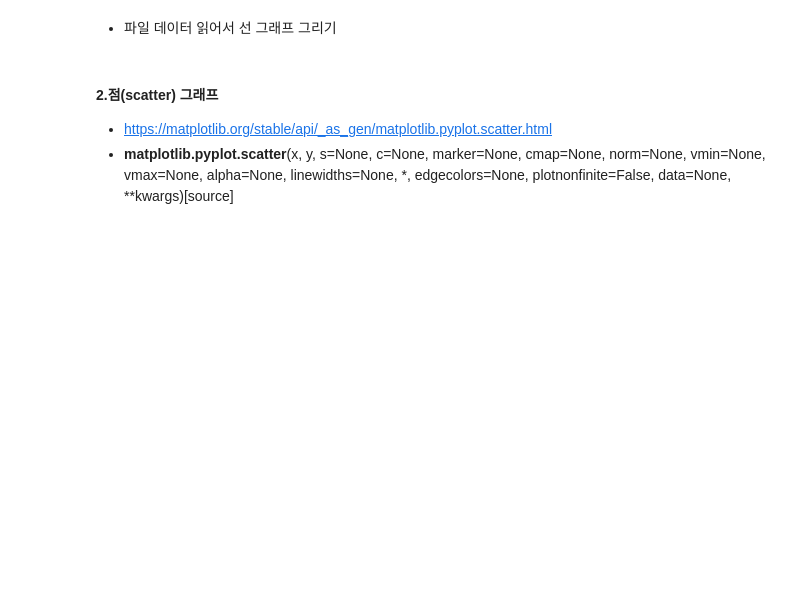
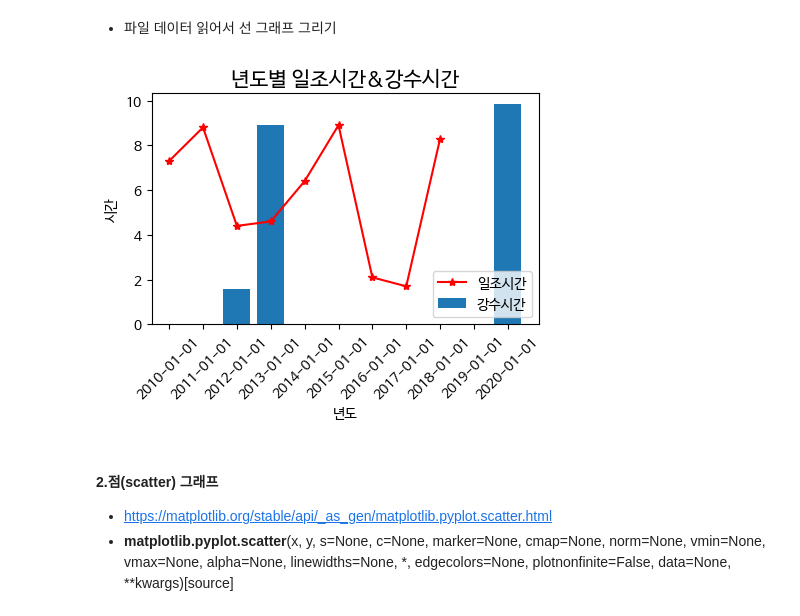
Before and after one commit to leejulie09/projectmanager, a Jupyter notebook: 2_데이터분석_02_라이브러리_실습.ipynb, the cells around one changed output. Cells and saved outputs as stored; diff of their text form; code cells hidden in the pictures; blank space fills up the shorter version.

```diff
--- a/2_데이터분석_02_라이브러리_실습.ipynb
+++ b/2_데이터분석_02_라이브러리_실습.ipynb
@@ -371,34 +404,38 @@ plt.show()
 # %%
 import pandas as pd
 import matplotlib.pyplot as plt
 
-df = pd.read_csv(파일이름, encoding='cp949')
-
+df = pd.read_csv('./data/weather_total.csv', encoding='cp949')
+df.head(2)
 #컬럼명 변경하기
 df.columns = ['일시','기온','습도','구름','일조시간','강수시간','구분']
 
 # 1.년도 추출: 일시에서 년도만 자르기
 df['년도'] = df['일시'].str[0:4]
 df['년도'] = pd.to_datetime(df['일시']).dt.year
 
 
 # 2. query문에서 특정 년도(2010)가 들어간 부분 검색하기
 df2 = df.query(" 일시.str.contains('01-01') ")
 X = df2['일시']
 Y1 = df2['일조시간']
 Y2 = df2['강수시간']
 df2
 
+#x/y를 뭘로 매핑할건지가 가장 중요
 # plt.plot(X, Y1,  marker='o', label='일조시간')
-plt.plot(X, Y1, '*-', color='red', label='일조시간')
-plt.bar(X, Y2, label='강수시간')
+plt.plot(X, Y1, '*-', color='red', label='일조시간') #plot: 선그래프
+plt.bar(X, Y2, label='강수시간') #bar: 막대그래프
 
 plt.title('년도별 일조시간&강수시간', fontsize=15)
 plt.xlabel('년도')
 plt.ylabel('시간')
-plt.xticks(rotation=45)
+plt.xticks(rotation=45) #레이블 각도
+plt.legend() #범례
 
 plt.show()
+# %% [output]
+[figure, added]
 # %% [markdown]
 #### 2.점(scatter) 그래프
 - https://matplotlib.org/stable/api/_as_gen/matplotlib.pyplot.scatter.html
```
Also changed, not shown: parts of 15 cells of this notebook.
